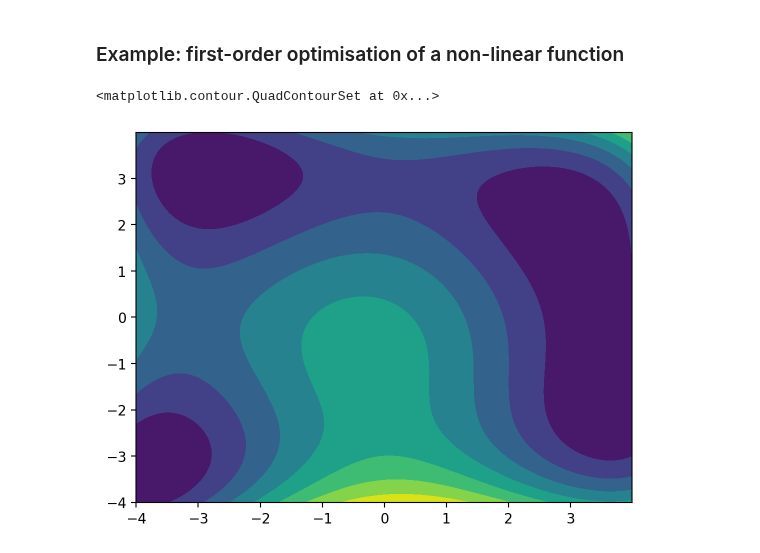
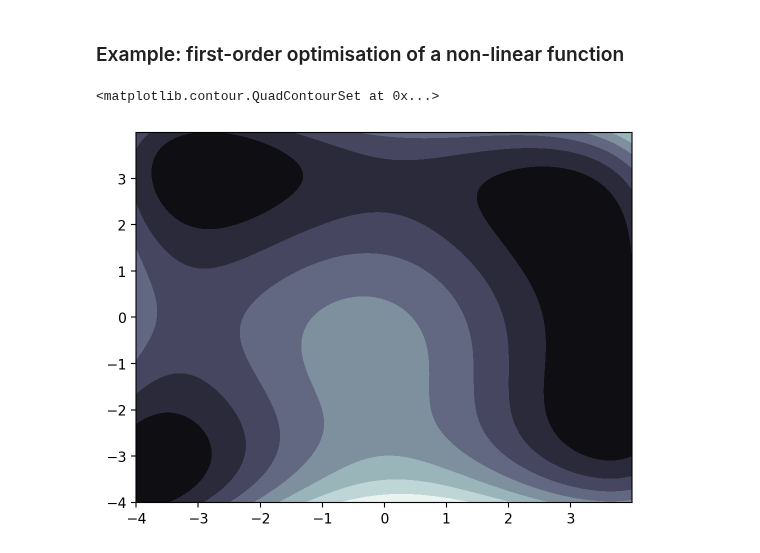
Before and after one commit to sapienzaio/online-ml-finance, a Jupyter notebook: 01-jax.ipynb, the cells around one changed output. Drawn from its saved outputs; the diff is of its cells as text; code cells hidden in the pictures.

```diff
--- a/01-jax.ipynb
+++ b/01-jax.ipynb
@@ -271,12 +309,2 @@ plt.grid(alpha=0.3)
 # %% [markdown]
 ### Example: first-order optimisation of a non-linear function
-# %%
-def f(x, y):
-    return (x ** 2 + y - 11) ** 2 + (x + y ** 2 - 7) ** 2
-
-X = jnp.mgrid[-4:4:0.01, -4:4:0.01]
-
-plt.contourf(*X, f(*X))
-# %% [output]
-<matplotlib.contour.QuadContourSet at 0x...>
-[figure, removed]
@@ -284,0 +311,10 @@ jax.
+# %%
+def f(v):
+    x, y = v
+    return (x ** 2 + y - 11) ** 2 + (x + y ** 2 - 7) ** 2
+
+X = jnp.mgrid[-4:4:0.01, -4:4:0.01]
+plt.contourf(*X, f(X), cmap="bone")
+# %% [output]
+<matplotlib.contour.QuadContourSet at 0x...>
+[figure, added]
```
Also changed, not shown: parts of 29 cells of this notebook.
